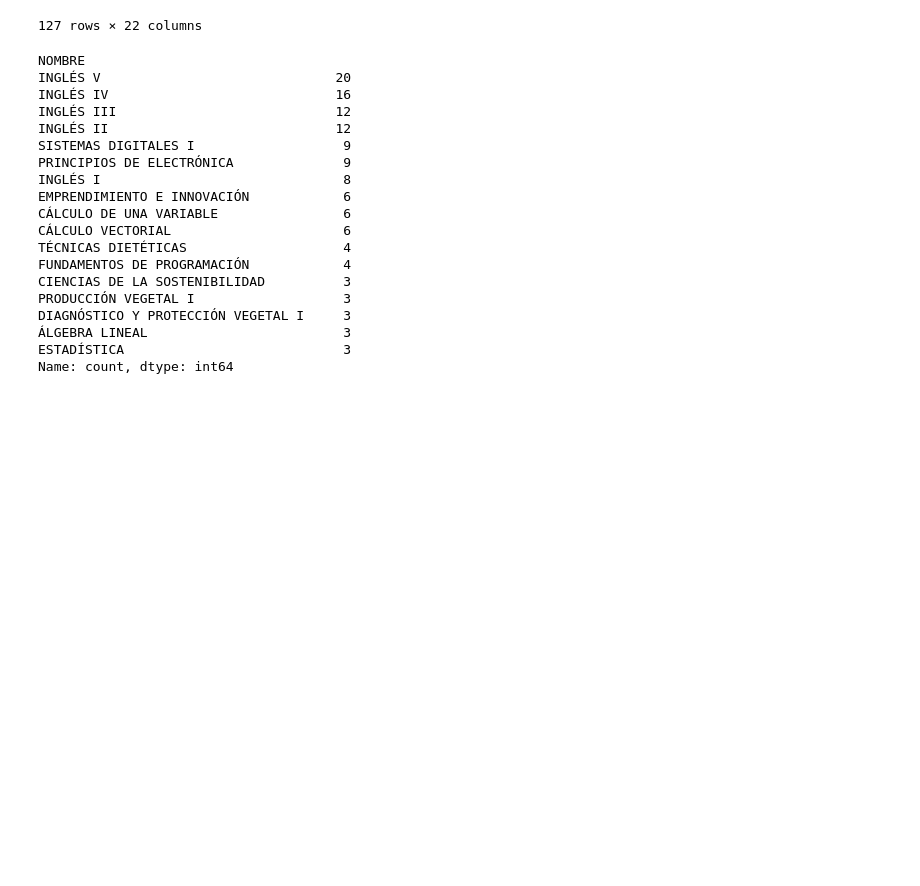
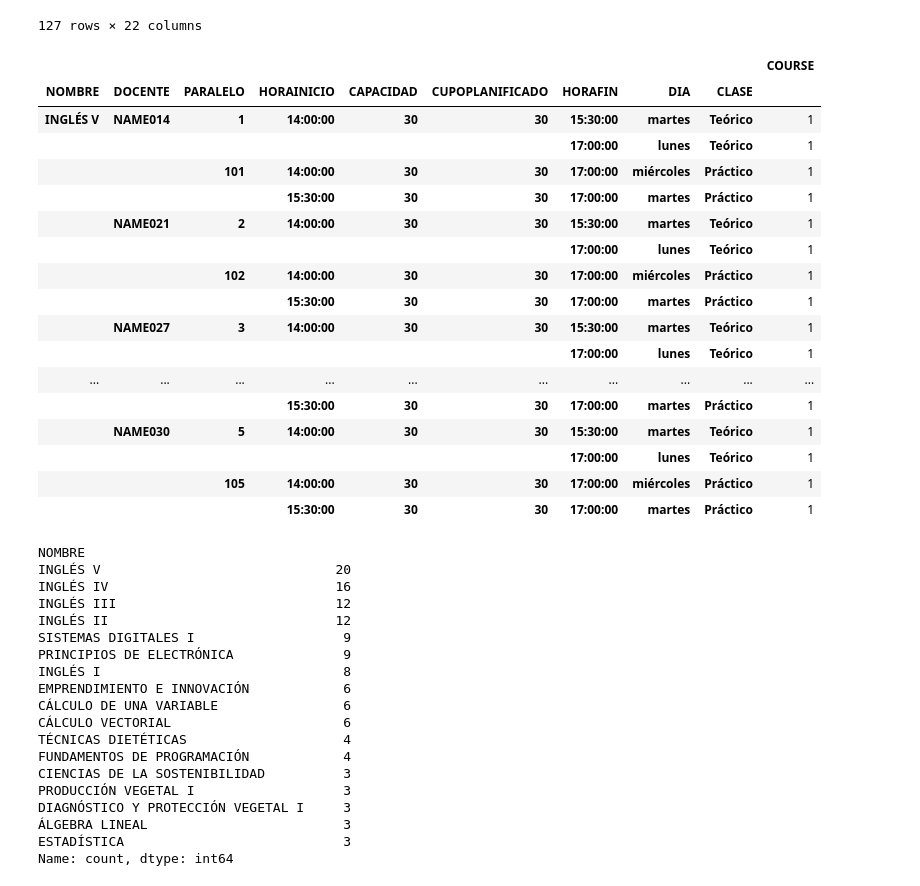
Before and after one commit to lromeror/Group_Slytheryn, a Jupyter notebook: EDA_ESPOL/EDA_ESPOL_PAE.ipynb, the cells around one changed output. Drawn from its saved outputs; the diff is of its cells as text; code cells hidden in the pictures; blank space fills up the shorter version.

```diff
--- a/EDA_ESPOL/EDA_ESPOL_PAE.ipynb
+++ b/EDA_ESPOL/EDA_ESPOL_PAE.ipynb
@@ -352,6 +352,29 @@ df_H_p
 | 125 | 2023 | 0S | miércoles | 14:00:00 | 17:00:00 | INGLÉS V | IDIG1010 | 105 | N | ... |
 | 126 | 2023 | 0S | martes | 15:30:00 | 17:00:00 | INGLÉS V | IDIG1010 | 105 | N | ... |
 127 rows × 22 columns
+# %%
+X = df_H_p[[ 'DIA','HORAINICIO','HORAFIN','PARALELO','NOMBRE','DOCENTE','COURSE','CLASE','CAPACIDAD','CUPOPLANIFICADO']][np.isin(df_H_p['NOMBRE'],['INGLÉS V'])].groupby(['NOMBRE','DOCENTE','PARALELO','HORAINICIO','CAPACIDAD','CUPOPLANIFICADO',
+                                                                                                                                                                                     'HORAFIN','DIA','CLASE']).count()
+X
+# %% [output]
+|  |  |  |  |  |  |  |  |  | COURSE |
+| NOMBRE | DOCENTE | PARALELO | HORAINICIO | CAPACIDAD | CUPOPLANIFICADO | HORAFIN | DIA | CLASE |  |
+| INGLÉS V | NAME014 | 1 | 14:00:00 | 30 | 30 | 15:30:00 | martes | Teórico | 1 |
+|  |  |  |  |  |  | 17:00:00 | lunes | Teórico | 1 |
+|  |  | 101 | 14:00:00 | 30 | 30 | 17:00:00 | miércoles | Práctico | 1 |
+|  |  |  | 15:30:00 | 30 | 30 | 17:00:00 | martes | Práctico | 1 |
+|  | NAME021 | 2 | 14:00:00 | 30 | 30 | 15:30:00 | martes | Teórico | 1 |
+|  |  |  |  |  |  | 17:00:00 | lunes | Teórico | 1 |
+|  |  | 102 | 14:00:00 | 30 | 30 | 17:00:00 | miércoles | Práctico | 1 |
+|  |  |  | 15:30:00 | 30 | 30 | 17:00:00 | martes | Práctico | 1 |
+|  | NAME027 | 3 | 14:00:00 | 30 | 30 | 15:30:00 | martes | Teórico | 1 |
+|  |  |  |  |  |  | 17:00:00 | lunes | Teórico | 1 |
+| ... | ... | ... | ... | ... | ... | ... | ... | ... | ... |
+|  |  |  | 15:30:00 | 30 | 30 | 17:00:00 | martes | Práctico | 1 |
+|  | NAME030 | 5 | 14:00:00 | 30 | 30 | 15:30:00 | martes | Teórico | 1 |
+|  |  |  |  |  |  | 17:00:00 | lunes | Teórico | 1 |
+|  |  | 105 | 14:00:00 | 30 | 30 | 17:00:00 | miércoles | Práctico | 1 |
+|  |  |  | 15:30:00 | 30 | 30 | 17:00:00 | martes | Práctico | 1 |
 # %%
 df_H_p['NOMBRE'].value_counts()
 # %% [output]
```
Also changed, not shown: parts of 9 cells of this notebook, 1 other file.
